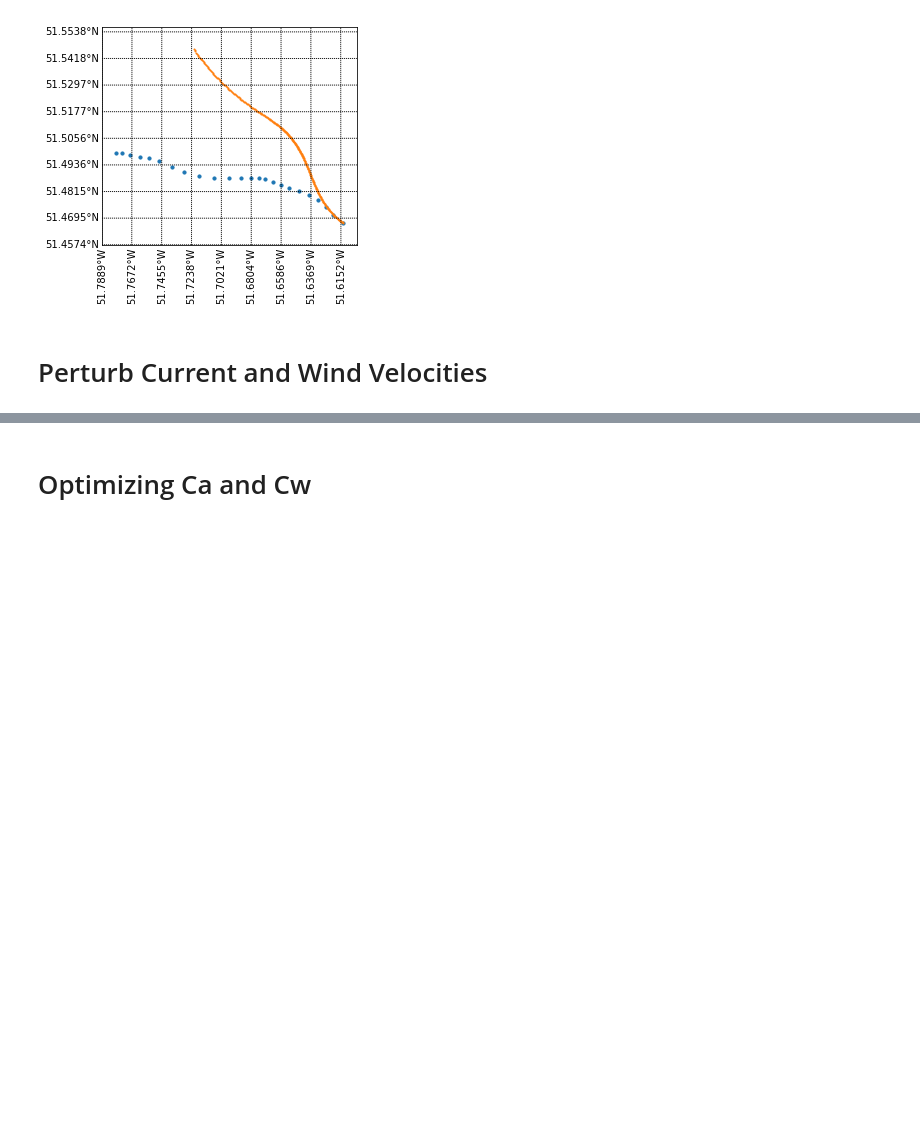
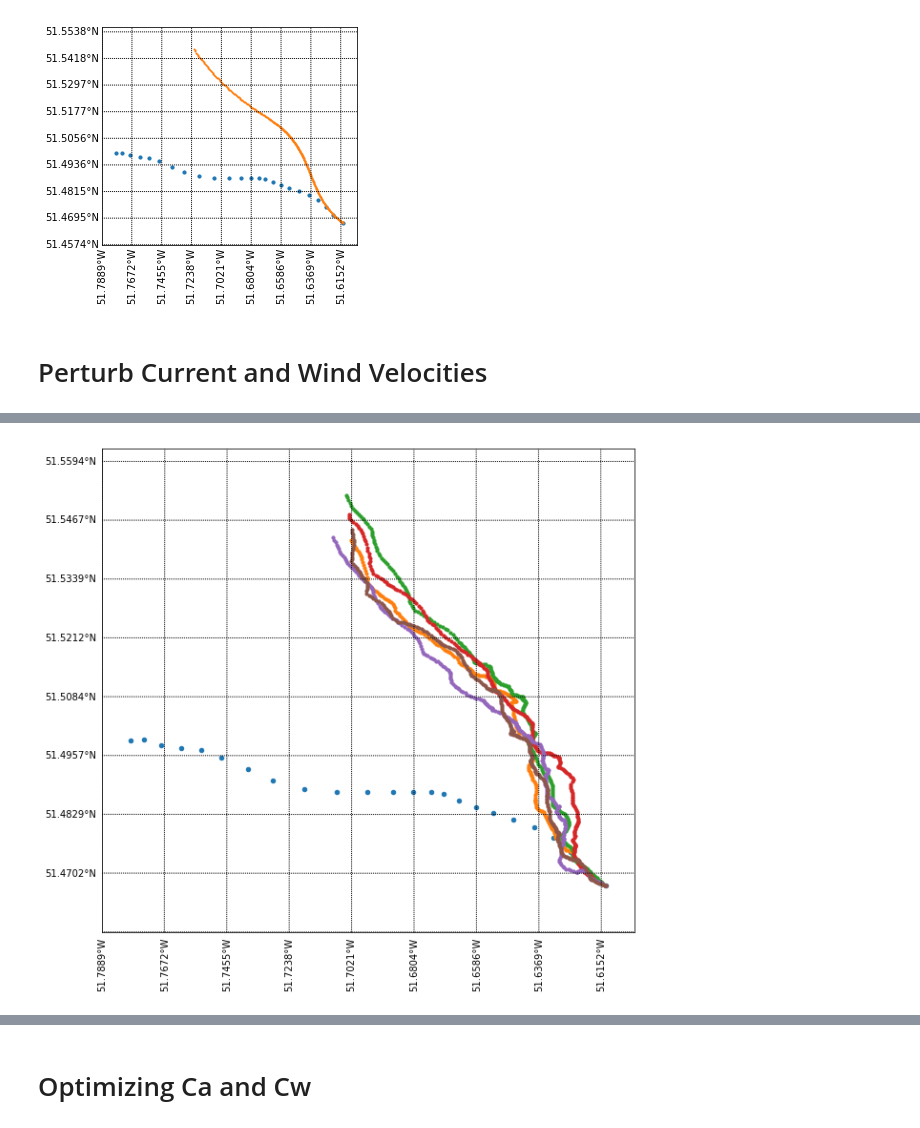
Before and after one commit to jmunroe/IceDEF, a Jupyter notebook: notebooks/ensemble.ipynb, the cells around one changed output, grey strips where cells are left out. Saved outputs shown, nothing was run; the diff lists cells and outputs as text; code cells hidden in the pictures; blank space fills up the shorter version.

```diff
--- a/notebooks/ensemble.ipynb
+++ b/notebooks/ensemble.ipynb
@@ -31,0 +192,6 @@ sim.add_wind_distribution(wind_distribution)
+# %%
+sizes = [20] + [10] * 10
+plt.rcParams['figure.figsize'] = (10, 10)
+fig, ax = sim.results.plot(labels, sizes=sizes)#, labels=labels)
+# %% [output]
+[figure, added]
```
Also changed, not shown: parts of 18 cells of this notebook.
